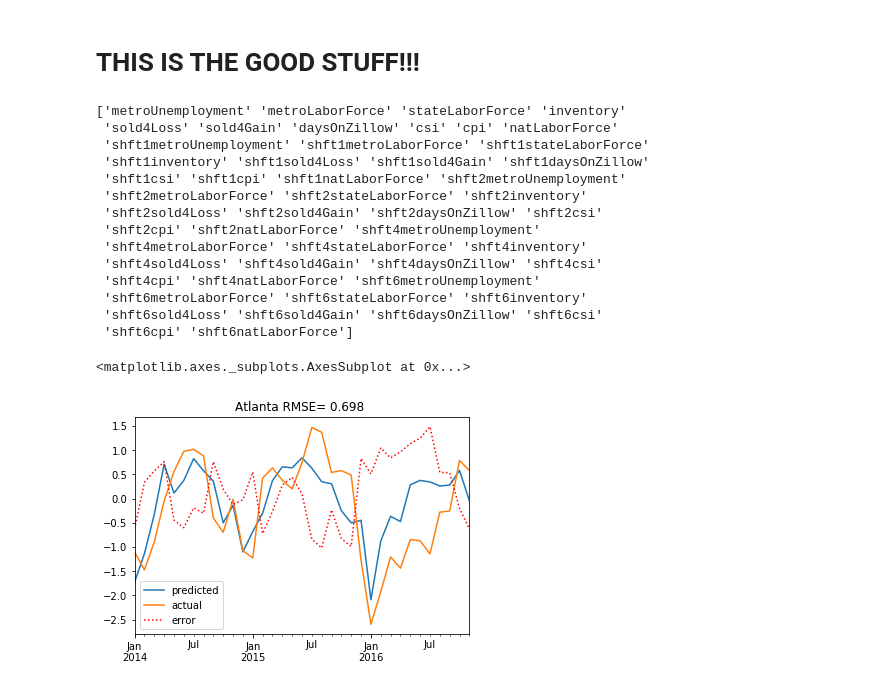
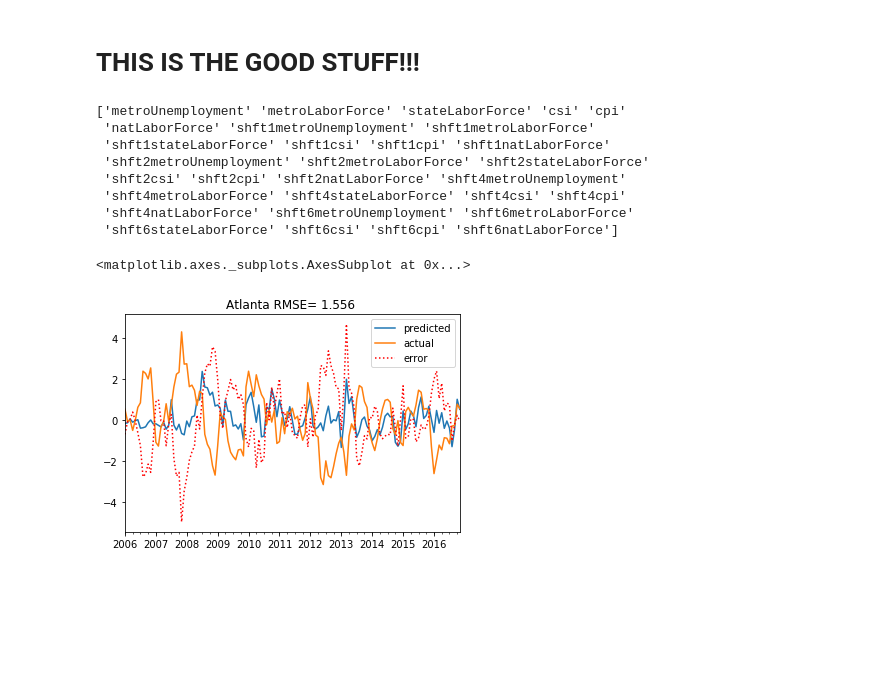
Before and after one commit to kkwteh/cdips_hpi_forecast, a Jupyter notebook: RandForest.ipynb, the cells around one changed output. Saved outputs shown, nothing was run; the diff lists cells and outputs as text; code cells hidden in the pictures; blank space fills up the shorter version.

```diff
--- a/RandForest.ipynb
+++ b/RandForest.ipynb
@@ -240,8 +240,8 @@ from sklearn.linear_model import LinearRegression,Lars, ElasticNet, Lasso, Ridge
 from sklearn.preprocessing import StandardScaler
 # %%
 city = 'Atlanta'
-startDate    = '2010-01-1'
-startTesting = '2014-01'  # Start rolling predictions after this.
+startDate    = None #'2010-01-1'
+startTesting = '2006-01'  # Start rolling predictions after this.
 trainTestLag = 6 # To avoid confounding causality, need to make sure we don't train on the last
 regr = RandomForestRegressor()  # This can also be RandomForestRegressor(), GradientBoostingRegressor(), or any other Sklearn initializer
 
@@ -254,6 +254,11 @@ results = pd.DataFrame(columns = ['predicted','actual'])
 # Include lagged housing price data
 nlags = 6
 X = pd.concat([ts.pct_change(periods=i) for i in range(nlags)], axis=1,keys = ['L%s'%i for i in range(nlags)])  # Original data (dollars)
+
+# # Other markets in the state
+stateData = df[df.index.str.contains(", GA")].T.dropna(axis=1)  # Other real estate markets in the state
+stateData = stateData.pct_change(periods=1)
+X = X.join(stateData)
 
 ## Consolidate the metropolitan data, which is a combination of state unemployment data (long time series available) and Zillow data (only available after ~2010).  Note: The Zillow field 'inventoryAge' is only available from 2012 onwards!
 # These data have limited availability
@@ -292,45 +297,39 @@ X = X.dropna()
 # We want to make sure that we only have test data that would actually be available: i.e. if we are predicting in January, we would only have the actual 6-month y-values from the previous June.
 testBeginIdx = X.index.get_loc(startTesting).start
 trainingEnds = X.index[testBeginIdx-trainTestLag-1]
 trainEndList = X.loc[trainingEnds:,:].index
 testDateList = X.loc[startTesting:,:].index
 
 
 ### ACTUAL PREDICTIONS FOR EACH TEST DATE
 # Re-train the predictor at each time step
 
 for i in range(testDateList.shape[0]):
     trainSet = X.loc[:trainEndList[i],:]
     testSet = X.loc[testDateList[i],:]
 
     regr.fit(trainSet.drop('y',axis=1).values, trainSet['y'])
 #         if testDate.month==1 or testDate==testDateList[0]:
 #             regr.fit(trainSet.drop('y',axis=1).values, trainSet['y'])
 
     results.loc[testDateList[i],'actual']  = testSet['y']
     results.loc[testDateList[i],'predicted'] = regr.predict(testSet.drop('y').values.reshape(1,-1))[0]
 
 myResults = results
 myResults = myResults # Scale to be percentages
 myResults['error'] = myResults['predicted'] - myResults['actual']
 rmse = np.sqrt(myResults['error'].pow(2).sum()/float(myResults.shape[0]))
 
 # Plot results
 myResults.plot(style=[None,None,'r:'], title='%s RMSE= %.3f '%(city,rmse))
 # %% [output]
-['metroUnemployment' 'metroLaborForce' 'stateLaborForce' 'inventory'
- 'sold4Loss' 'sold4Gain' 'daysOnZillow' 'csi' 'cpi' 'natLaborForce'
- 'shft1metroUnemployment' 'shft1metroLaborForce' 'shft1stateLaborForce'
- 'shft1inventory' 'shft1sold4Loss' 'shft1sold4Gain' 'shft1daysOnZillow'
- 'shft1csi' 'shft1cpi' 'shft1natLaborForce' 'shft2metroUnemployment'
- 'shft2metroLaborForce' 'shft2stateLaborForce' 'shft2inventory'
- 'shft2sold4Loss' 'shft2sold4Gain' 'shft2daysOnZillow' 'shft2csi'
- 'shft2cpi' 'shft2natLaborForce' 'shft4metroUnemployment'
- 'shft4metroLaborForce' 'shft4stateLaborForce' 'shft4inventory'
- 'shft4sold4Loss' 'shft4sold4Gain' 'shft4daysOnZillow' 'shft4csi'
- 'shft4cpi' 'shft4natLaborForce' 'shft6metroUnemployment'
- 'shft6metroLaborForce' 'shft6stateLaborForce' 'shft6inventory'
- 'shft6sold4Loss' 'shft6sold4Gain' 'shft6daysOnZillow' 'shft6csi'
- 'shft6cpi' 'shft6natLaborForce']
+['metroUnemployment' 'metroLaborForce' 'stateLaborForce' 'csi' 'cpi'
+ 'natLaborForce' 'shft1metroUnemployment' 'shft1metroLaborForce'
+ 'shft1stateLaborForce' 'shft1csi' 'shft1cpi' 'shft1natLaborForce'
+ 'shft2metroUnemployment' 'shft2metroLaborForce' 'shft2stateLaborForce'
+ 'shft2csi' 'shft2cpi' 'shft2natLaborForce' 'shft4metroUnemployment'
+ 'shft4metroLaborForce' 'shft4stateLaborForce' 'shft4csi' 'shft4cpi'
+ 'shft4natLaborForce' 'shft6metroUnemployment' 'shft6metroLaborForce'
+ 'shft6stateLaborForce' 'shft6csi' 'shft6cpi' 'shft6natLaborForce']
 <matplotlib.axes._subplots.AxesSubplot at 0x...>
-[figure, old version]
+[figure, new version]
```
